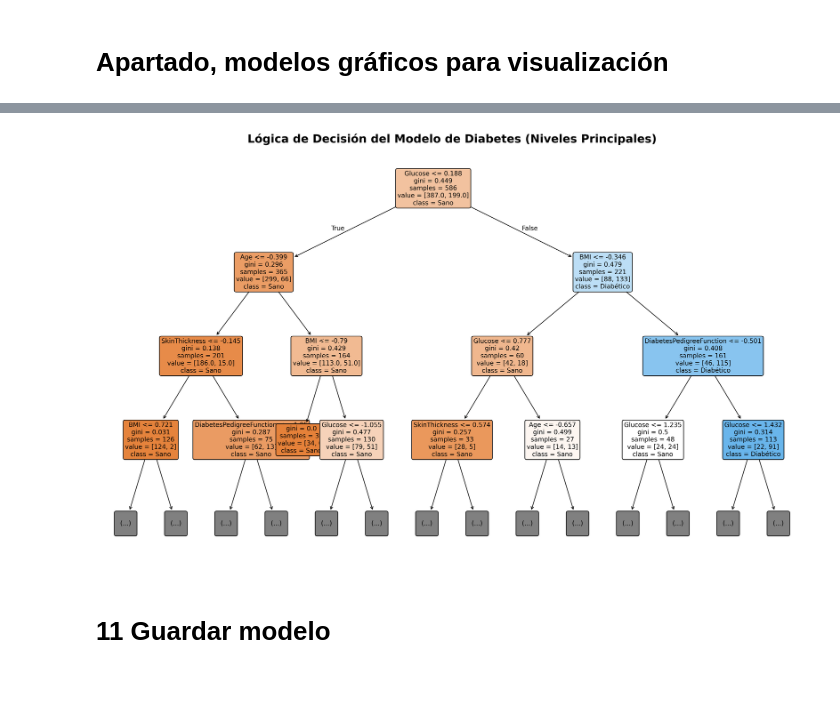
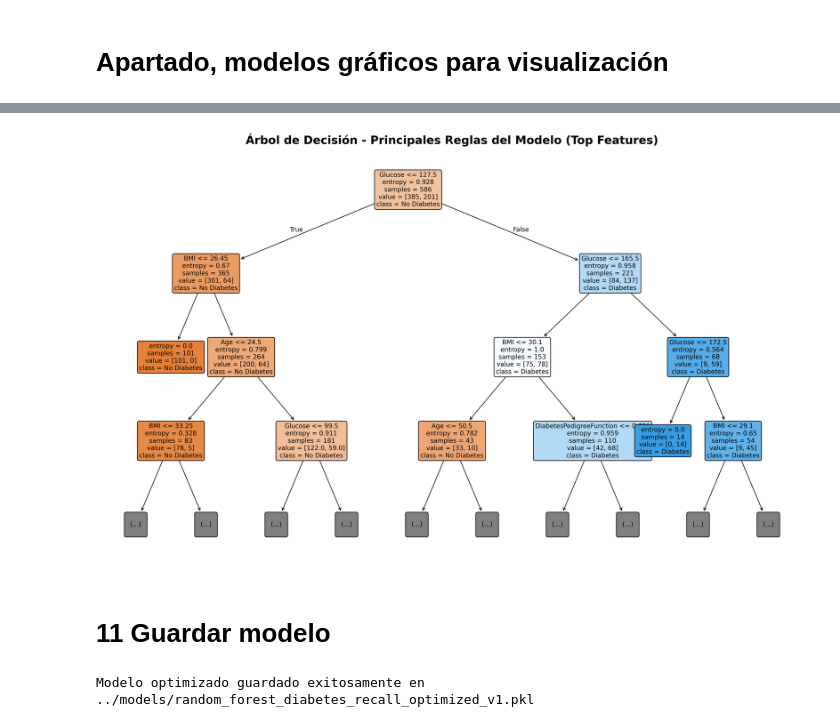
Before and after one commit to 4GeeksAcademy/steven10015-intro-ml, a Jupyter notebook: src/04-decission-tree.ipynb, the cells around one changed output, grey strips where cells are left out. Saved outputs shown, nothing was run; the diff lists cells and outputs as text; code cells hidden in the pictures; blank space fills up the shorter version.

Commit message:
arbol de decision segunda entrega

```diff
--- a/src/04-decission-tree.ipynb
+++ b/src/04-decission-tree.ipynb
@@ -124,6 +140,6 @@ X_train, X_test, y_train, y_test = train_test_split(X, y, test_size=0.2, random_
 # 5. Outliers
 # %%
 # 1. Lista de columnas (aseguramos que el orden sea consistente)
-columns = ["Pregnancies", "Glucose", "BloodPressure", "SkinThickness", "Insulin", "BMI", "DiabetesPedigreeFunction", "Age"]
+columns = ["Pregnancies", "Glucose", "BloodPressure", "SkinThickness", "BMI", "DiabetesPedigreeFunction", "Age"]
 X_train[columns].describe()
 # %% [output]
@@ -378,19 +560,23 @@ Mejor Accuracy en validación: 0.7918
 # %%
-# Configuramos el modelo con los mejores parámetros encontrados
+# Configurar el modelo con los mejores parámetros encontrados en GridSearch
 best_rf_model = RandomForestClassifier(
-    criterion='gini',
-    max_depth=10,
+    criterion='entropy',
+    max_depth=5,
     min_samples_split=5,
     n_estimators=100,
-    random_state=123
+    random_state=42,
+    n_jobs=-1
 )
 
-# Entrenamos con el set seleccionado
-best_rf_model.fit(X_train_sel, y_train)
+# Entrenar con el set seleccionado (Top 5 features)
+best_rf_model.fit(X_train_sel, y_train.values.ravel())
 
 # Predicciones finales sobre el set de test
 y_pred_final = best_rf_model.predict(X_test_sel)
 
-print(f"Modelo final entrenado y listo.")
+print("Modelo final optimizado entrenado.")
 print(f"Accuracy en Test: {round(accuracy_score(y_test, y_pred_final), 4)}")
+print("-" * 30)
+print("Informe de Clasificación:")
+print(classification_report(y_test, y_pred_final))
 # %% [output]
@@ -465,31 +731,41 @@ Si en la pantalla sale cortado, abre el archivo 'arbol_completo.txt' que se ha c
 # %%
-# 1. Definimos el tamaño de la figura (grande para que sea legible)
+# 1. Definimos el tamaño de la figura
 plt.figure(figsize=(20, 12), dpi=300)
 
-# 2. Creamos el diagrama del árbol
-# Usamos max_depth=3 para que la imagen no sea un caos de ramas pequeñas
-# y podamos entender las decisiones principales.
+# 2. Visualización del árbol entrenado
 plot_tree(
     tree_model,
-    feature_names = list(X_train_sel.columns),
-    class_names = ['Sano', 'Diabético'], # Etiquetas para clase 0 y 1
-    filled = True,          # Colorea los nodos según la clase
-    rounded = True,         # Bordes redondeados para estética
-    fontsize = 10,          # Tamaño de letra legible
-    max_depth = 3           # Limitamos la vista a los niveles más importantes
+    feature_names=list(X_train_sel.columns),
+    class_names=['No Diabetes', 'Diabetes'],
+    filled=True,
+    rounded=True,
+    fontsize=10,
+    max_depth=3  # Solo mostramos los niveles principales para interpretación
 )
 
-# 3. Añadimos un título y mostramos
-plt.title("Lógica de Decisión del Modelo de Diabetes (Niveles Principales)", fontsize=18, fontweight='bold')
+# 3. Título y visualización
+plt.title(
+    "Árbol de Decisión - Principales Reglas del Modelo (Top Features)",
+    fontsize=18,
+    fontweight='bold'
+)
+
 plt.show()
 # %% [output]
-[figure, old version]
+[figure, new version]
 # %% [markdown]
 # 11 Guardar modelo
 # %%
-# Guardamos el modelo entrenado
+# Crear carpeta si no existe
 os.makedirs('../models/', exist_ok=True)
-dump(best_rf_model, open('../models/random_forest_diabetes_v1.sav', 'wb'))
 
-print("Modelo guardado exitosamente en ../models/")
+# Guardar el modelo optimizado por recall usando pickle
+model_path = '../models/random_forest_diabetes_recall_optimized_v1.pkl'
+
+with open(model_path, 'wb') as f:
+    pickle.dump(best_rf_recall, f)
+
+print(f"Modelo optimizado guardado exitosamente en {model_path}")
+# %% [output]
+Modelo optimizado guardado exitosamente en ../models/random_forest_diabetes_recall_optimized_v1.pkl
 # %%
```
Also changed, not shown: parts of 47 cells of this notebook, 11 other files.
